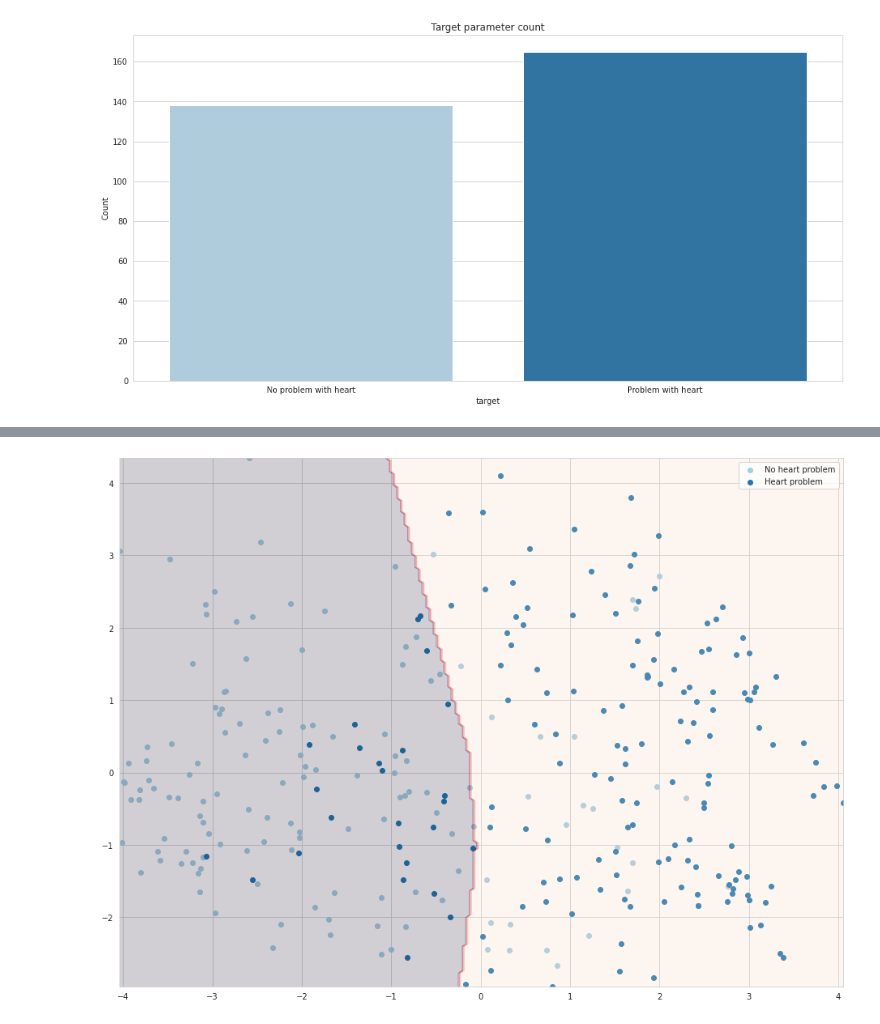
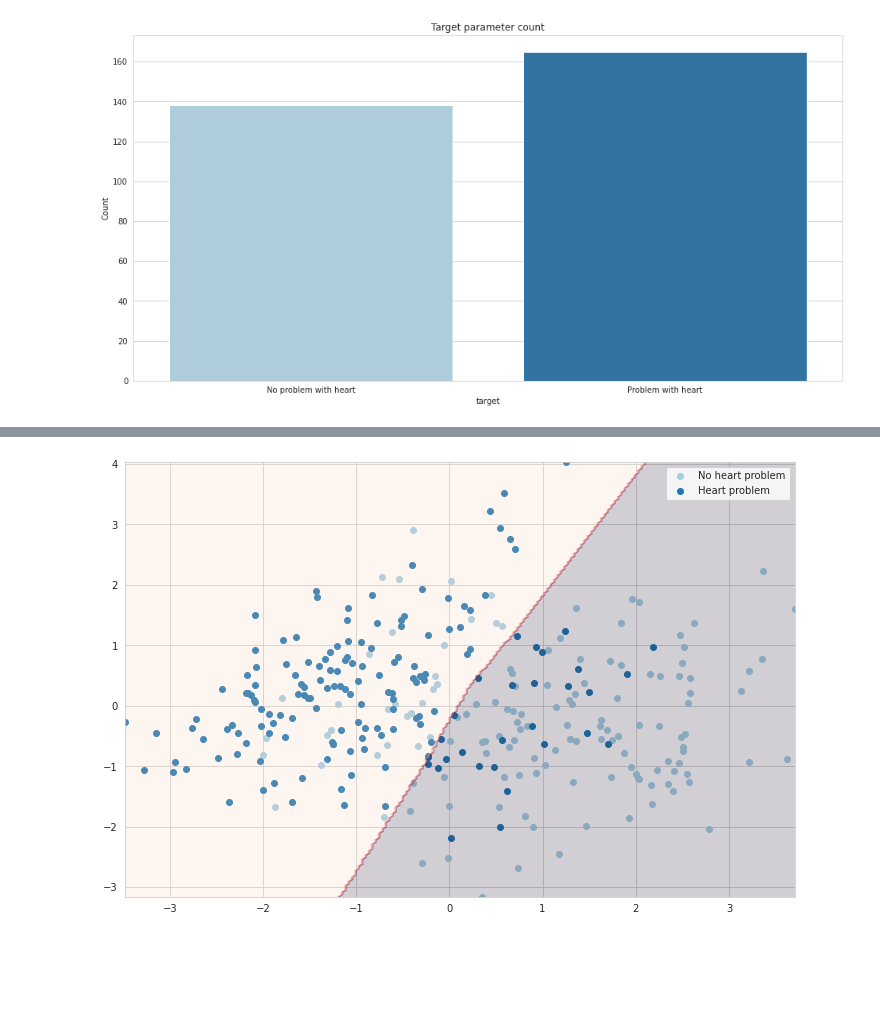
Before and after one commit to VolodymyrBrintsov/Heart-Disease, a Jupyter notebook: notebooks/Heart-Disease-Prediction-NN.ipynb, the cells around one changed output, grey strips where cells are left out. Saved outputs shown, nothing was run; the diff lists cells and outputs as text; code cells hidden in the pictures; blank space fills up the shorter version.

```diff
--- a/notebooks/Heart-Disease-Prediction-NN.ipynb
+++ b/notebooks/Heart-Disease-Prediction-NN.ipynb
@@ -66,7 +66,7 @@ df['thal'] = df['thal'].apply(lambda x: 'normal' if x == 1 else 'fixed_defect' i
 x = df.drop('target', axis=1)
 y = df['target']
 x = pd.get_dummies(x)
-ct = ColumnTransformer([('scaled', StandardScaler(), x.columns)],
+ct = ColumnTransformer([('scaled', StandardScaler(), x.select_dtypes(include=['int64', 'float64']).columns)],
                        remainder='passthrough')
 # %%
 #show dataset
@@ -101,11 +104,10 @@ def keras_model(lr, neurons):
 model = KerasClassifier(build_fn=keras_model, epochs=20)
 # %%
 pd.set_option('display.max_rows', 100000)
-params = dict(batch_size=[16, 32, 64, 128, 256], lr= [0.000001, 0.000001, 0.0001, 0.001, 0.01, 0.1, 0.2, 0.3],
+params = dict(batch_size=[32, 64, 128], lr= [0.000001, 0.0001, 0.001, 0.01, 0.1,],
              neurons=[8, 16, 32, 64, 128, 256, 512])
 es = EarlyStopping(monitor='val_loss', mode='min', patience=5)
-scoring = dict(Recall= make_scorer(recall_score, average='micro'), F1=make_scorer(f1_score, average='macro'))
-grid = GridSearchCV(model, params, return_train_score=True, scoring=scoring, refit=False)
+grid = GridSearchCV(model, params, return_train_score=True, scoring=make_scorer(roc_auc_score))
 grid.fit(x_train_scaled, y_train, callbacks=[es], validation_data=(x_test_scaled, y_test))
 grid_result = pd.DataFrame(grid.cv_results_)
 # %% [output]
@@ -202,7 +205,7 @@ def model_for_decision_boundary(lr, neurons):
     model.add(Dense(1, activation='sigmoid'))
     model.compile(optimizer=tf.keras.optimizers.Adam(learning_rate=lr), loss='binary_crossentropy', metrics=['acc'])
     return model
-model_pca = KerasClassifier(build_fn=model_for_decision_boundary, epochs=50, lr=0.001, batch_size=32, neurons=64)
+model_pca = KerasClassifier(build_fn=model_for_decision_boundary, epochs=50, lr=0.001, batch_size=64, neurons=128)
 model_pca.fit(x_pca, y)
 # %% [output]
 Epoch 1/50
@@ -225,15 +228,15 @@ Epoch 50/50
 <tensorflow.python.keras.callbacks.History at 0x...>
 # %%
-plt.figure(figsize=(16,12))
+plt.figure(figsize=(12,8))
 resolution = 200# 100x100 background pixels
 X2d_xmin, X2d_xmax = np.min(x_pca[:,0]), np.max(x_pca[:,0])
 X2d_ymin, X2d_ymax = np.min(x_pca[:,1]), np.max(x_pca[:,1])
 xx, yy = np.meshgrid(np.linspace(X2d_xmin, X2d_xmax, resolution), np.linspace(X2d_ymin, X2d_ymax, resolution))
 zz = model_pca.predict(np.c_[xx.ravel(), yy.ravel()]).reshape((resolution, resolution))
 plt.scatter(df_pca_no_heart_problem.iloc[:, 0], df_pca_no_heart_problem.iloc[:, 1], label='No heart problem')
 plt.scatter(df_pca_heart_problem.iloc[:, 0], df_pca_heart_problem.iloc[:, 1], label='Heart problem')
 plt.legend()
 plt.contourf(xx, yy, zz, alpha=0.2)
 plt.show()
 # %% [output]
-[figure, old version]
+[figure, new version]
```
Also changed, not shown: parts of 8 cells of this notebook, 1 other file.
